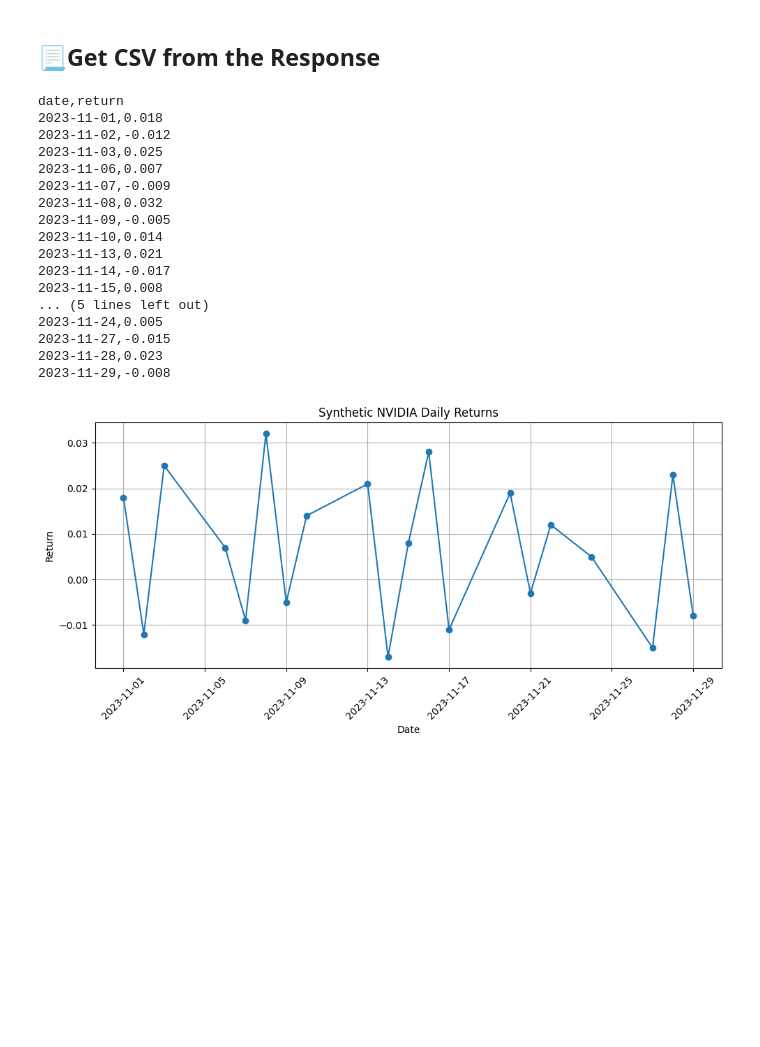
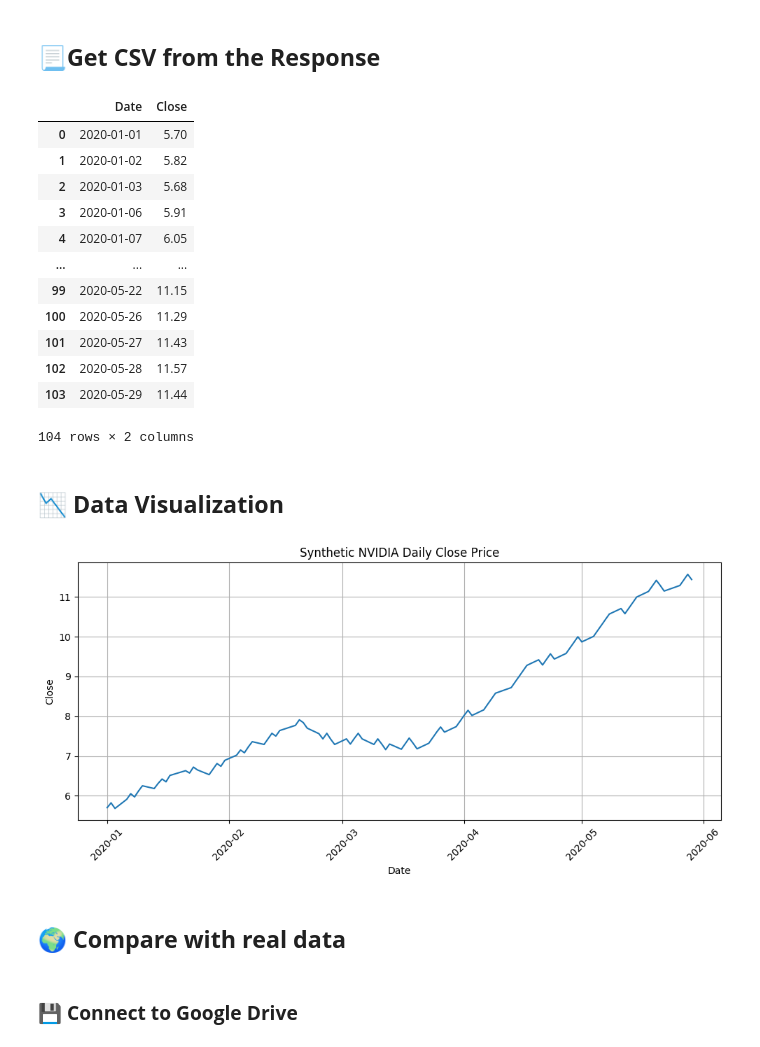
Before and after one commit to victorsobottka/bse-thesis-synthetic-data, a Jupyter notebook: deepseek_syntheticdata_zeroshot.ipynb, the cells around one changed output. Cells and saved outputs as stored; diff of their text form; code cells hidden in the pictures; blank space fills up the shorter version.

````diff
--- a/deepseek_syntheticdata_zeroshot.ipynb
+++ b/deepseek_syntheticdata_zeroshot.ipynb
@@ -9,14 +16,21 @@ import requests
 
 url = "https://api.deepseek.com/v1/chat/completions"
 headers = {
-    "Authorization": "Bearer sk-f67bbc4f8ad04d4ca0027a5b1bebb0dc",
+    "Authorization": f"Bearer {DEEPSEEK_API_KEY}",
     "Content-Type": "application/json"
 }
 data = {
     "model": "deepseek-chat",
     "messages": [
         {"role": "system", "content": "Eres un asistente útil."},
-        {"role": "user", "content": "Generate Synthetic Data simulating the trending of NVDIA returnt last in 20 days, export only date in format YYYY-MM-DD and the return in CSV format"}
+        {"role": "user", "content": "Generate synthetic data simulating the trend of NVIDIA's closing stock price over 100 trading days, starting from 2020-01-01.\n"
+
+                                    "The initial closing price on 2020-01-01 is 5.7\n."
+                                    "Exclude weekends (Saturdays and Sundays) from the generated dates.\n"
+                                    "Incorporate realistic daily fluctuations to reflect stock market volatility.\n"
+                                    "Output format: CSV with the following headers — Date,Close.\n"
+                                    "Use the date format: YYYY-MM-DD.\n"
+                                    }
     ],
     "temperature": 0.7
 }
@@ -61,7 +75,6 @@ import re
 import pandas as pd
 import matplotlib.pyplot as plt
 from io import StringIO
-
 
 csv_text = ""
 
@@ -71,7 +84,7 @@ if response.status_code == 200:
     match = re.search(r"```csv\s+(.*?)```", content, re.DOTALL)
     if match:
         csv_text = match.group(1).strip()
-        print(csv_text)
+        # print(csv_text)
 
     else:
         print("CSV block not found.")
@@ -80,34 +93,39 @@ else:
     print(response.text)
 
 
-df = pd.read_csv(StringIO(csv_text))
-df['date'] = pd.to_datetime(df['date'])
-# Plot
-plt.figure(figsize=(10, 5))
-plt.plot(df['date'], df['return'], marker='o')
-plt.title("Synthetic NVIDIA Daily Returns")
-plt.xlabel("Date")
-plt.ylabel("Return")
-plt.grid(True)
-plt.xticks(rotation=45)
-plt.tight_layout()
-plt.show()
+df_generated = pd.read_csv(StringIO(csv_text))
+df_generated['Date'] = pd.to_datetime(df_generated['Date'])
+df_generated
 # %% [output]
+|  | Date | Close |
+| 0 | 2020-01-01 | 5.70 |
+| 1 | 2020-01-02 | 5.82 |
+| 2 | 2020-01-03 | 5.68 |
+| 3 | 2020-01-06 | 5.91 |
+| 4 | 2020-01-07 | 6.05 |
+| ... | ... | ... |
+| 99 | 2020-05-22 | 11.15 |
+| 100 | 2020-05-26 | 11.29 |
+| 101 | 2020-05-27 | 11.43 |
+| 102 | 2020-05-28 | 11.57 |
+| 103 | 2020-05-29 | 11.44 |
-date,return
-2023-11-01,0.018
-2023-11-02,-0.012
-2023-11-03,0.025
-2023-11-06,0.007
-2023-11-07,-0.009
-2023-11-08,0.032
-2023-11-09,-0.005
-2023-11-10,0.014
-2023-11-13,0.021
-2023-11-14,-0.017
-2023-11-15,0.008
-... (5 lines left out)
-2023-11-24,0.005
-2023-11-27,-0.015
-2023-11-28,0.023
-2023-11-29,-0.008
+104 rows × 2 columns
-[figure, removed]
+# %% [markdown]
+## **📉 Data Visualization**
+# %%
+# Plot
+plt.figure(figsize=(10, 5))
+plt.plot(df_generated['Date'], df_generated['Close'])
+plt.title("Synthetic NVIDIA Daily Close Price")
+plt.xlabel("Date")
+plt.ylabel("Close")
+plt.grid(True)
+plt.xticks(rotation=45)
+plt.tight_layout()
+plt.show()
+# %% [output]
+[figure, added]
+# %% [markdown]
+## **🌍 Compare with real data**
+# %% [markdown]
+### **💾 Connect to Google Drive**
````
Also changed, not shown: parts of 12 cells of this notebook.
